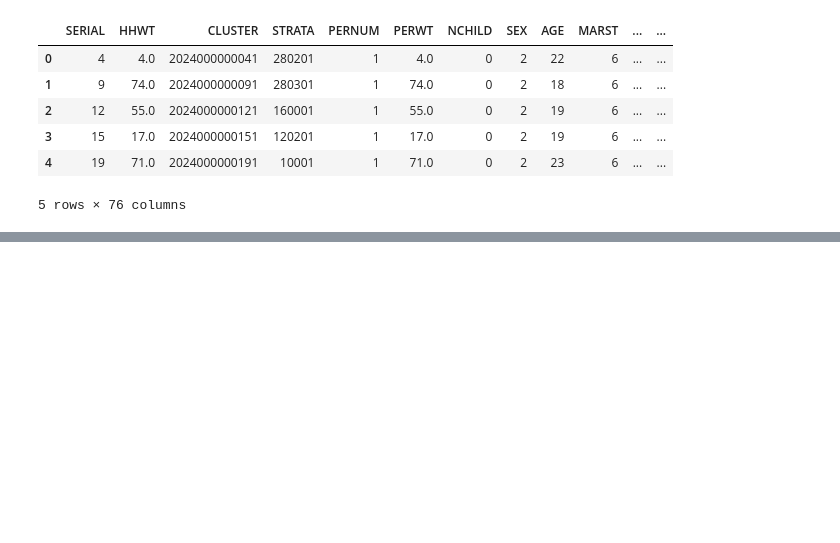
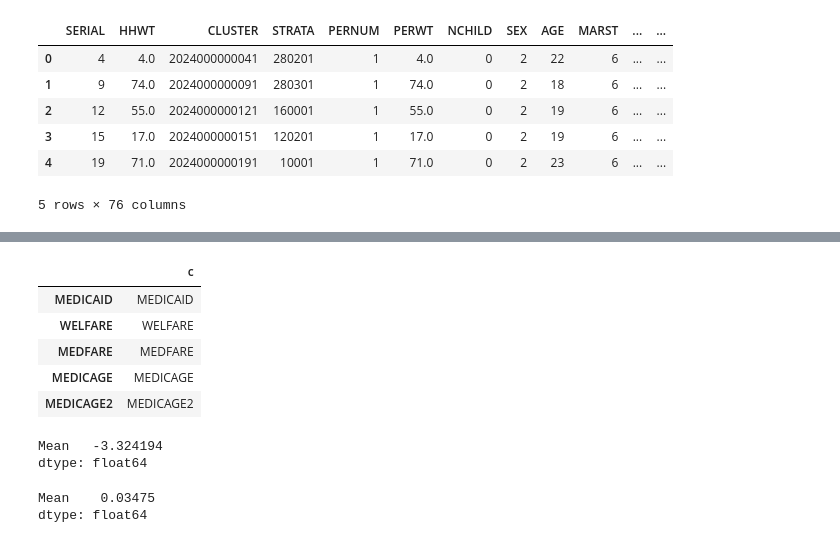
Before and after one commit to git-iush/large_family, a Jupyter notebook: ricardo/Regression.ipynb, the cells around one changed output, grey strips where cells are left out. Cells and saved outputs as stored; diff of their text form; code cells hidden in the pictures; blank space fills up the shorter version.

```diff
--- a/ricardo/Regression.ipynb
+++ b/ricardo/Regression.ipynb
@@ -74,4 +47,6 @@ df['BACHELORS'] = [1 if i == 101 else 0 for i in df['EDUCD']]
 df['ADVANCED'] = [1 if i>=114 else 0 for i in df['EDUCD']]
 
 df['LARGEFAM'] = [1 if i >= 3 else 0 for i in df['NCHILD']]
+
+df['MARD'] = [1 if i==1 or i==2 or i==3 else 0 for i in df['MARST']]
 # %%
@@ -85,6 +62,6 @@ did = 'NCHILD ~ MEDICAID + WELFARE + MEDFARE + MEDICAGE + MEDICAGE2 + WELFAGE +
 didres = smf.ols(did, data=df).fit()
 # %%
-log = 'LARGEFAM ~ MEDICAID + WELFARE + MEDFARE + AGE + AGE2 + PRSNINC + PRSNINC2 + FAMINC + FAMINC2 + MARST + CONNETICUT + MAINE + MASSACHUSETTS + NEWHAMPSHIRE + RHODEISLAND + VERMONT + DELAWARE + NEWJERSEY + NEWYORK + PENNSYLVANIA + ILLINOIS + INDIANA + MICHIGAN + OHIO + WISCONSIN + IOWA + KANSAS + MINNESOTA + MISSOURI + NEBRASKA + NORTHDAKOTA + SOUTHDAKOTA + VIRGINIA + ALABAMA + ARKANSAS + GEORGIA + LOUISIANA + MISSISSIPPI + NORTHCAROLINA + SOUTHCAROLINA + TEXAS + KENTUCKY + MARYLAND + OKLAHOMA + TENNESSEE + WESTVIRGINIA + ARIZONA + COLORADO + IDAHO + MONTANA + NEVADA + NEWMEXICO + UTAH + WYOMING + CALIFORNIA + OREGON + WASHINGTON + ALASKA + HAWAII + DC + BLACK + AIAN + API + OTHER + MULTR + HISP + EXPANSION + HIGHSCHOOL + BACHELORS + ADVANCED'
+log = f'LARGEFAM ~ MEDICAID + WELFARE + MEDFARE + MEDICAGE + MEDICAGE2 + WELFAGE + WELFAGE2 + MEDFARAGE + MEDFARAGE2 + AGE + AGE2 + PRSNINC + PRSNINC2 + FAMINC + FAMINC2 + MARD + {races} + {educs} + {states}'
 
 logres = smf.logit(log, data=df).fit()
 # %% [output]
@@ -188,0 +189,38 @@ plt.show()
+# %%
+#creating a dataframe with the name of each columns as 'c' so I can calculate v for the logistic distribution at the mean of everything.
+bah = pd.DataFrame(logp)
+bah['c'] = bah.index
+bah = bah.drop(index='Intercept')
+bah = bah.drop(columns=0)
+# %%
+#performed bah.drop(index='Intercept') and bah.drop(columns=0)
+
+bah.head()
+# %% [output]
+|  | c |
+| MEDICAID | MEDICAID |
+| WELFARE | WELFARE |
+| MEDFARE | MEDFARE |
+| MEDICAGE | MEDICAGE |
+| MEDICAGE2 | MEDICAGE2 |
+# %%
+a = 0
+
+
+for i in bah['c']:
+    a = a + logp.loc[i] * mf.loc[i]
+
+a=a+logp.loc['Intercept']
+print(a)
+# %% [output]
+Mean   -3.324194
+dtype: float64
+# %%
+def LogDist(v):
+    p = np.exp(v) / (1 + np.exp(v))
+    return p
+
+LogDist(a)
+# %% [output]
+Mean    0.03475
+dtype: float64
```
Also changed, not shown: parts of 31 cells of this notebook.
